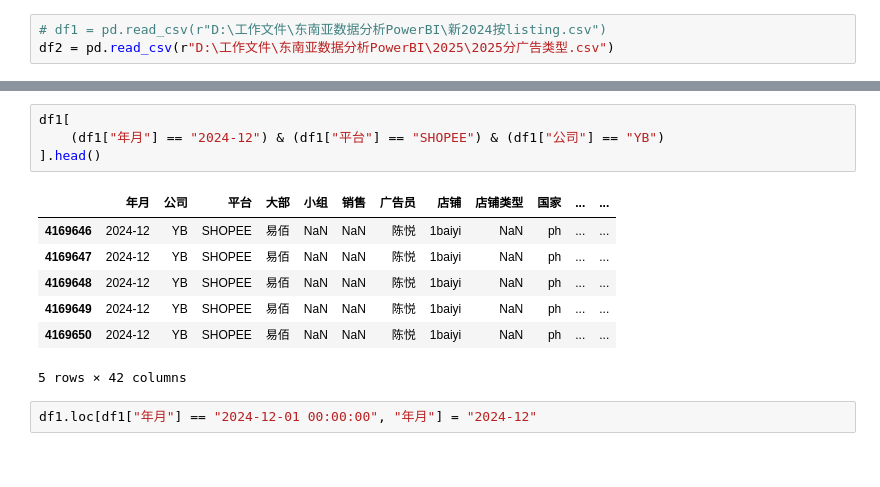
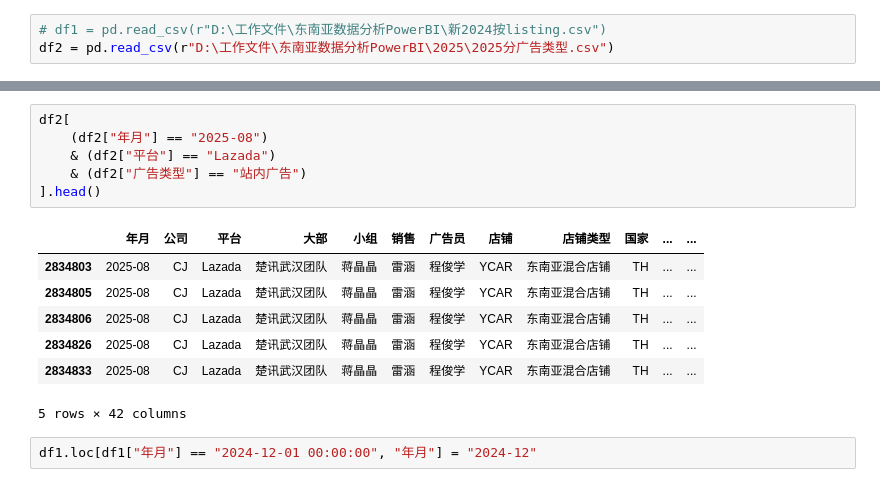
Before and after one commit to closerc/CODE_Py, a Jupyter notebook: Jupyter/rouph_draft.ipynb, the cells around one changed output, grey strips where cells are left out. Saved outputs shown, nothing was run; the diff lists cells and outputs as text.

```diff
--- a/Jupyter/rouph_draft.ipynb
+++ b/Jupyter/rouph_draft.ipynb
@@ -262,16 +254,18 @@ df1.head()
 5 rows × 42 columns
-# %%
-df1[
-    (df1["年月"] == "2024-12") & (df1["平台"] == "SHOPEE") & (df1["公司"] == "YB")
-].head()
-# %% [output]
-|  | 年月 | 公司 | 平台 | 大部 | 小组 | 销售 | 广告员 | 店铺 | 店铺类型 | 国家 | ... | ... |
-| 4169646 | 2024-12 | YB | SHOPEE | 易佰 | NaN | NaN | 陈悦 | 1baiyi | NaN | ph | ... | ... |
-| 4169647 | 2024-12 | YB | SHOPEE | 易佰 | NaN | NaN | 陈悦 | 1baiyi | NaN | ph | ... | ... |
-| 4169648 | 2024-12 | YB | SHOPEE | 易佰 | NaN | NaN | 陈悦 | 1baiyi | NaN | ph | ... | ... |
-| 4169649 | 2024-12 | YB | SHOPEE | 易佰 | NaN | NaN | 陈悦 | 1baiyi | NaN | ph | ... | ... |
-| 4169650 | 2024-12 | YB | SHOPEE | 易佰 | NaN | NaN | 陈悦 | 1baiyi | NaN | ph | ... | ... |
-5 rows × 42 columns
+# %%
+df2[
+    (df2["年月"] == "2025-08")
+    & (df2["平台"] == "Lazada")
+    & (df2["广告类型"] == "站内广告")
+].head()
+# %% [output]
+|  | 年月 | 公司 | 平台 | 大部 | 小组 | 销售 | 广告员 | 店铺 | 店铺类型 | 国家 | ... | ... |
+| 2834803 | 2025-08 | CJ | Lazada | 楚讯武汉团队 | 蒋晶晶 | 雷涵 | 程俊学 | YCAR | 东南亚混合店铺 | TH | ... | ... |
+| 2834805 | 2025-08 | CJ | Lazada | 楚讯武汉团队 | 蒋晶晶 | 雷涵 | 程俊学 | YCAR | 东南亚混合店铺 | TH | ... | ... |
+| 2834806 | 2025-08 | CJ | Lazada | 楚讯武汉团队 | 蒋晶晶 | 雷涵 | 程俊学 | YCAR | 东南亚混合店铺 | TH | ... | ... |
+| 2834826 | 2025-08 | CJ | Lazada | 楚讯武汉团队 | 蒋晶晶 | 雷涵 | 程俊学 | YCAR | 东南亚混合店铺 | TH | ... | ... |
+| 2834833 | 2025-08 | CJ | Lazada | 楚讯武汉团队 | 蒋晶晶 | 雷涵 | 程俊学 | YCAR | 东南亚混合店铺 | TH | ... | ... |
+5 rows × 42 columns
 # %%
 df1.loc[df1["年月"] == "2024-12-01 00:00:00", "年月"] = "2024-12"
 # %%
```
Also changed, not shown: parts of 5 cells of this notebook.
